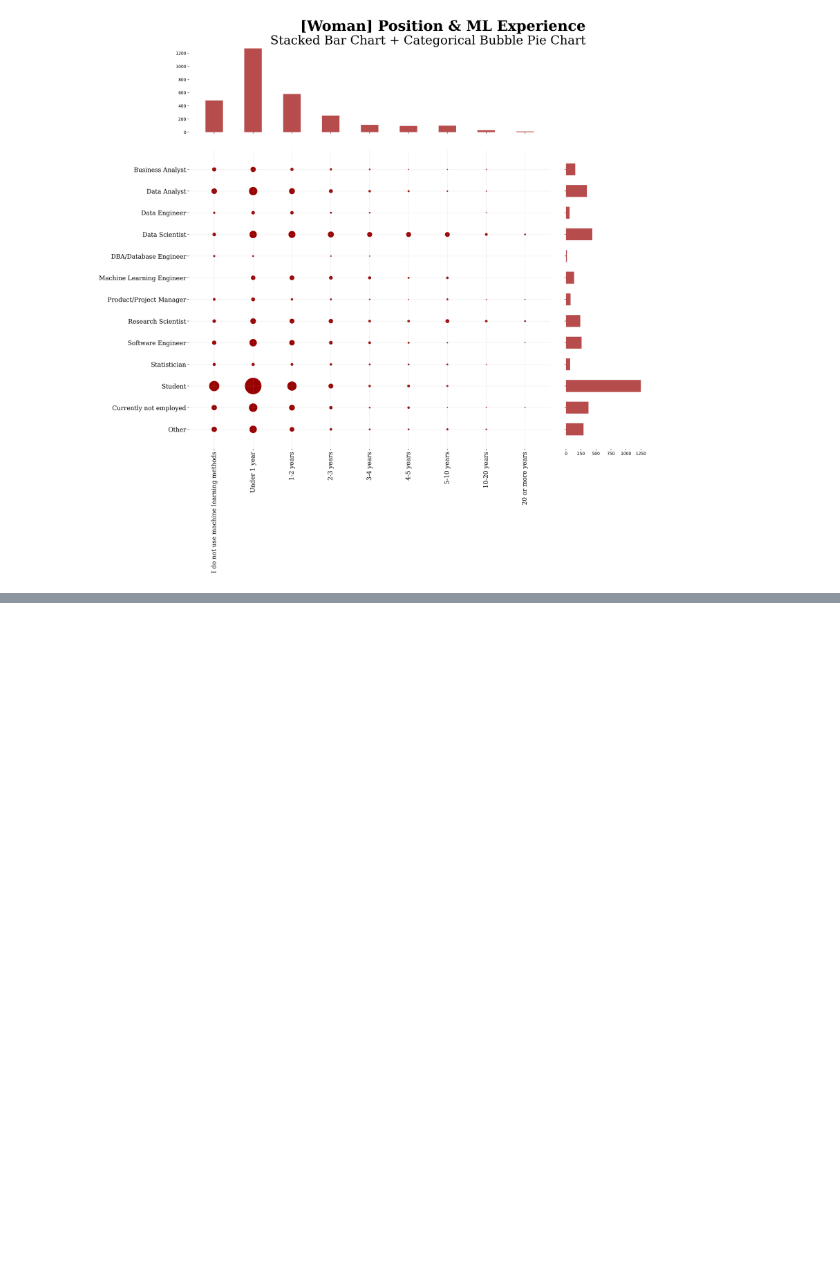
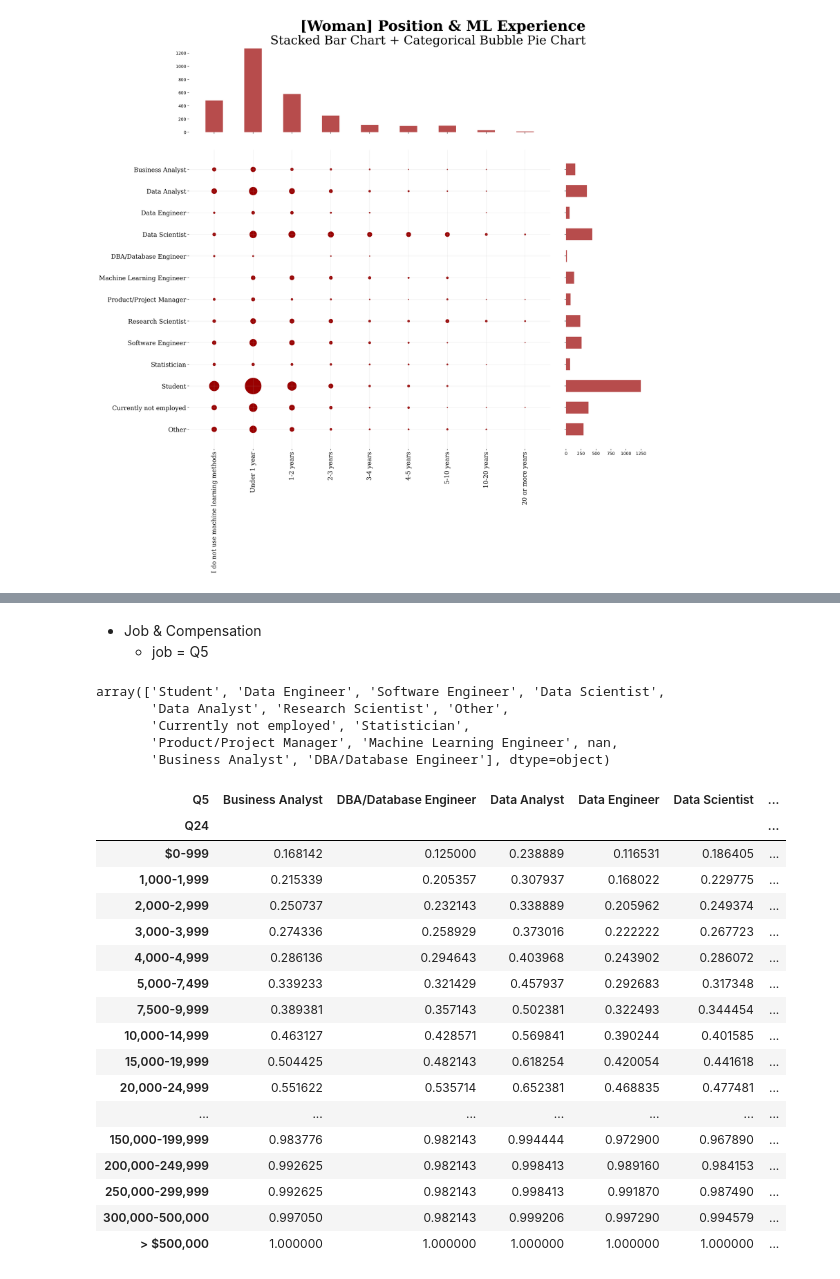
Before and after one commit to wonyoung-ji/statistics, a Jupyter notebook: kaggle/2020_Kaggle_ML_&_DS_Survey.ipynb, the cells around one changed output, grey strips where cells are left out. Cells and saved outputs as stored; diff of their text form; code cells hidden in the pictures; blank space fills up the shorter version.

```diff
--- a/kaggle/2020_Kaggle_ML_&_DS_Survey.ipynb
+++ b/kaggle/2020_Kaggle_ML_&_DS_Survey.ipynb
@@ -611,0 +699,34 @@ plt.show()
+# %% [markdown]
+- Job & Compensation
+  - job = Q5
+# %%
+data['Q5'].unique()
+# %% [output]
+array(['Student', 'Data Engineer', 'Software Engineer', 'Data Scientist',
+       'Data Analyst', 'Research Scientist', 'Other',
+       'Currently not employed', 'Statistician',
+       'Product/Project Manager', 'Machine Learning Engineer', nan,
+       'Business Analyst', 'DBA/Database Engineer'], dtype=object)
+# %%
+data_q5q24 = pd.pivot_table(data, values='count', index=['Q5'], columns=['Q24'], aggfunc=np.sum).fillna(0).astype(int).loc[:,q24_order]
+data_q5q24 = (data_q5q24.T/data_q5q24.sum(axis=1)).cumsum()
+data_q5q24
+# %% [output]
+| Q5 | Business Analyst | DBA/Database Engineer | Data Analyst | Data Engineer | Data Scientist | ... |
+| Q24 |  |  |  |  |  | ... |
+| $0-999 | 0.168142 | 0.125000 | 0.238889 | 0.116531 | 0.186405 | ... |
+| 1,000-1,999 | 0.215339 | 0.205357 | 0.307937 | 0.168022 | 0.229775 | ... |
+| 2,000-2,999 | 0.250737 | 0.232143 | 0.338889 | 0.205962 | 0.249374 | ... |
+| 3,000-3,999 | 0.274336 | 0.258929 | 0.373016 | 0.222222 | 0.267723 | ... |
+| 4,000-4,999 | 0.286136 | 0.294643 | 0.403968 | 0.243902 | 0.286072 | ... |
+| 5,000-7,499 | 0.339233 | 0.321429 | 0.457937 | 0.292683 | 0.317348 | ... |
+| 7,500-9,999 | 0.389381 | 0.357143 | 0.502381 | 0.322493 | 0.344454 | ... |
+| 10,000-14,999 | 0.463127 | 0.428571 | 0.569841 | 0.390244 | 0.401585 | ... |
+| 15,000-19,999 | 0.504425 | 0.482143 | 0.618254 | 0.420054 | 0.441618 | ... |
+| 20,000-24,999 | 0.551622 | 0.535714 | 0.652381 | 0.468835 | 0.477481 | ... |
+| ... | ... | ... | ... | ... | ... | ... |
+| 150,000-199,999 | 0.983776 | 0.982143 | 0.994444 | 0.972900 | 0.967890 | ... |
+| 200,000-249,999 | 0.992625 | 0.982143 | 0.998413 | 0.989160 | 0.984153 | ... |
+| 250,000-299,999 | 0.992625 | 0.982143 | 0.998413 | 0.991870 | 0.987490 | ... |
+| 300,000-500,000 | 0.997050 | 0.982143 | 0.999206 | 0.997290 | 0.994579 | ... |
+| > $500,000 | 1.000000 | 1.000000 | 1.000000 | 1.000000 | 1.000000 | ... |
```
Also changed, not shown: parts of 9 cells of this notebook.
